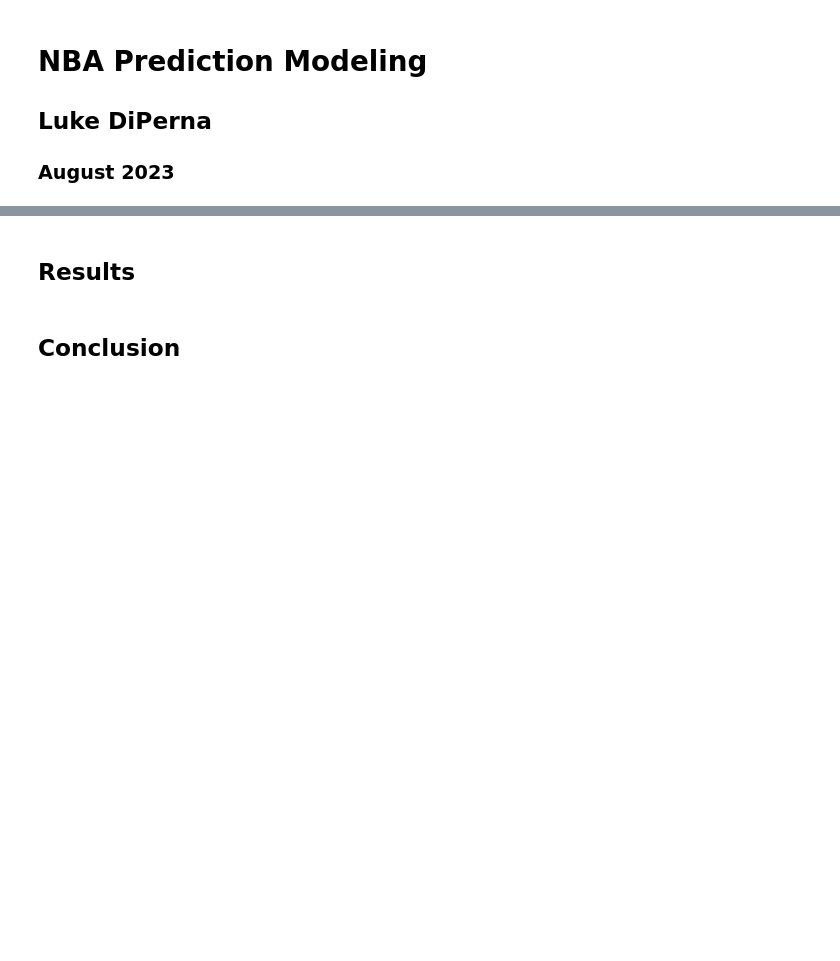
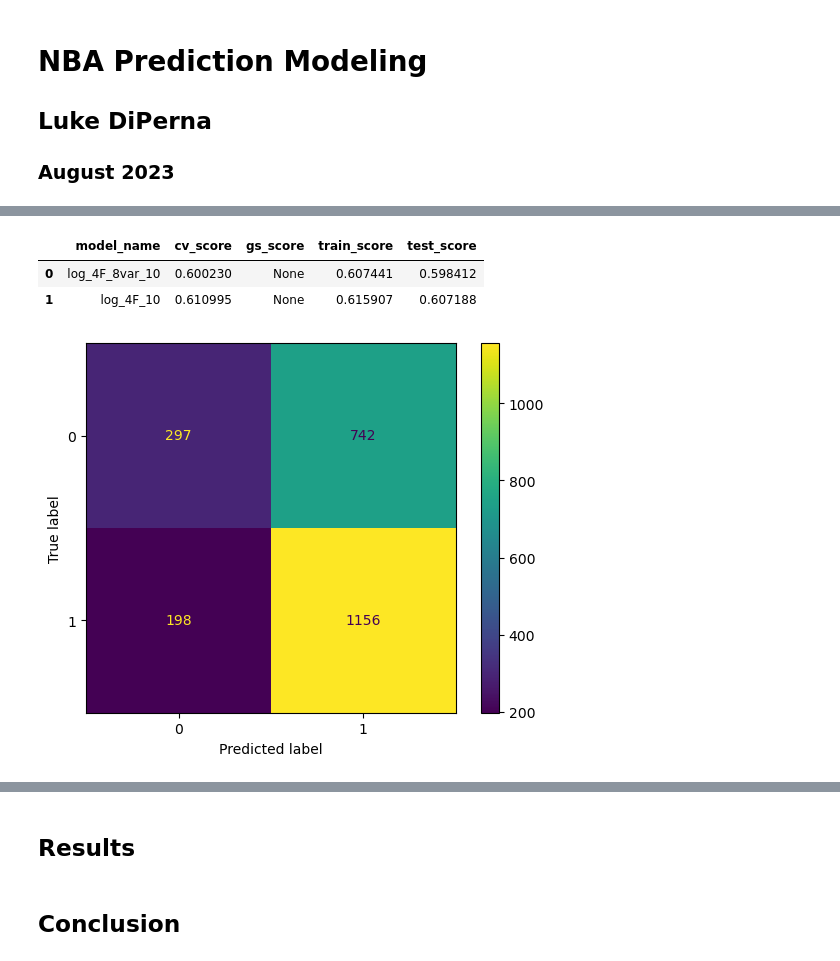
Before and after one commit to luke-lite/NBA-Prediction-Modeling, a Jupyter notebook: NBA-Prediction-Modeling.ipynb, the cells around one changed output, grey strips where cells are left out. Saved outputs shown, nothing was run; the diff lists cells and outputs as text; code cells hidden in the pictures; blank space fills up the shorter version.

```diff
--- a/NBA-Prediction-Modeling.ipynb
+++ b/NBA-Prediction-Modeling.ipynb
@@ -72,0 +469,24 @@ con.close()
+# %%
+# combine arway and home stats
+team_factor_10['eFGp'] = team_factor_10['a_eFGp'] - team_factor_10['h_eFGp']
+team_factor_10['FTr'] = team_factor_10['a_FTr'] - team_factor_10['h_FTr']
+team_factor_10['ORBp'] = team_factor_10['a_ORBp'] - team_factor_10['h_ORBp']
+team_factor_10['TOVp'] = team_factor_10['a_TOVp'] - team_factor_10['h_TOVp']
+
+stat_columns = ['eFGp', 'FTr', 'ORBp', 'TOVp']
+
+X = team_factor_10[stat_columns]
+y = team_factor_10['result']
+
+stats = train_test_split(X, y, train_size=.80, random_state=seed)
+# %%
+logreg = LogisticRegression(random_state=seed)
+logreg_model = ModelEval(logreg, 'log_4F_10', results_df, residuals_df, stats, None)
+logreg_model.full_diag()
+
+results_df
+# %% [output]
+|  | model_name | cv_score | gs_score | train_score | test_score |
+| 0 | log_4F_8var_10 | 0.600230 | None | 0.607441 | 0.598412 |
+| 1 | log_4F_10 | 0.610995 | None | 0.615907 | 0.607188 |
+[figure, added]
```
Also changed, not shown: parts of 142 cells of this notebook.
